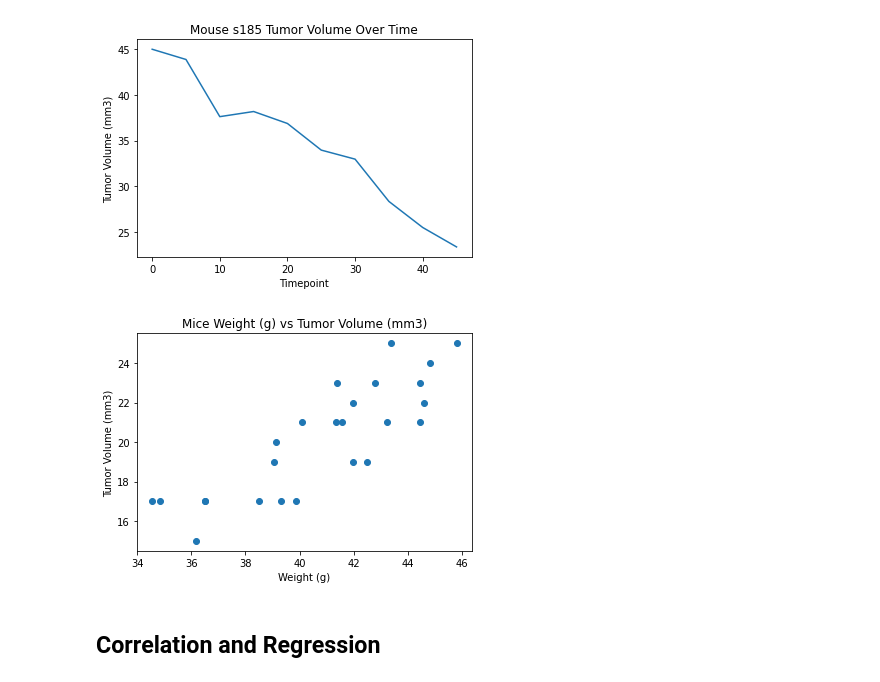
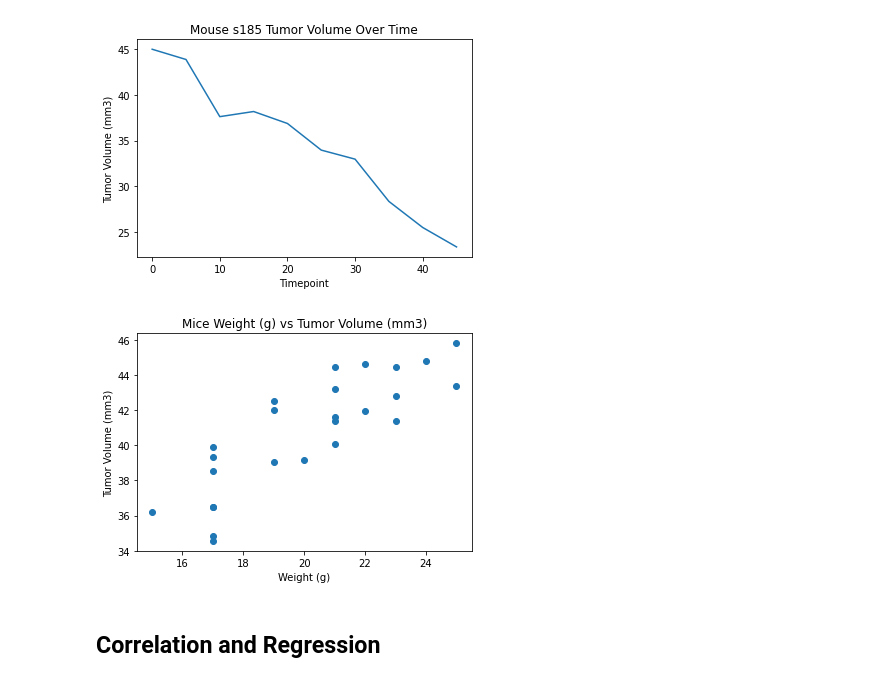
Before and after one commit to paulywog13/Matplotlib-Homework, a Jupyter notebook: Pymaceuticals/pymaceuticals_starter.ipynb, the cells around one changed output. Saved outputs shown, nothing was run; the diff lists cells and outputs as text; code cells hidden in the pictures.

Commit message:
Updated inverted scatterplot to correct values for x,y.

```diff
--- a/Pymaceuticals/pymaceuticals_starter.ipynb
+++ b/Pymaceuticals/pymaceuticals_starter.ipynb
@@ -302,13 +302,13 @@ plt.xlabel("Timepoint");
 # %%
 # Generate a scatter plot of average tumor volume vs. mouse weight for the Capomulin regimen
 avg_tumor_vol = capomulin.groupby("Mouse ID")['Tumor Volume (mm3)'].mean()
 merged_df = pd.merge(mouse_metadata, avg_tumor_vol, on = 'Mouse ID')
-plt.scatter(merged_df['Tumor Volume (mm3)'], merged_df['Weight (g)'])
+plt.scatter(merged_df['Weight (g)'], merged_df['Tumor Volume (mm3)'])
 plt.title("Mice Weight (g) vs Tumor Volume (mm3)")
 plt.ylabel('Tumor Volume (mm3)')
 plt.xlabel("Weight (g)");
 # %% [output]
-[figure, old version]
+[figure, new version]
 # %% [markdown]
 ## Correlation and Regression
 # %%
```
Also changed, not shown: parts of 2 cells of this notebook.
